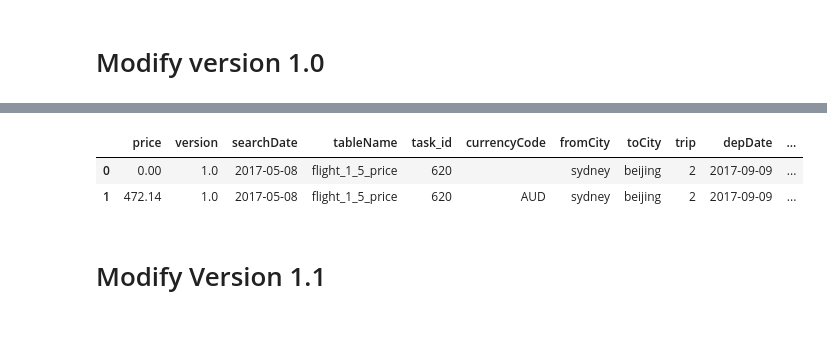
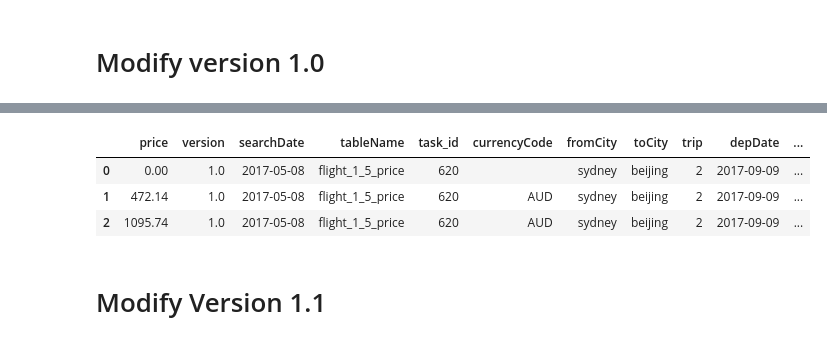
Before and after one commit to zemingyu/flight, a Jupyter notebook: data_ETL - v1.1 prod version_local.ipynb, the cells around one changed output, grey strips where cells are left out. Drawn from its saved outputs; the diff is of its cells as text; code cells hidden in the pictures.

```diff
--- a/data_ETL - v1.1 prod version_local.ipynb
+++ b/data_ETL - v1.1 prod version_local.ipynb
@@ -187,8 +189,9 @@ flight2.repartition(1).write.parquet(os.path.join("/home/ubuntu/s3/pq_v1_1/", "f
 # %%
-spark.read.parquet(pq_folder + "flight_v1_0a").limit(2).toPandas()
+spark.read.parquet("/home/ubuntu/s3/pq_v1_1/" + "flight.pq").limit(3).toPandas()
 # %% [output]
 |  | price | version | searchDate | tableName | task_id | currencyCode | fromCity | toCity | trip | depDate | ... |
 | 0 | 0.00 | 1.0 | 2017-05-08 | flight_1_5_price | 620 |  | sydney | beijing | 2 | 2017-09-09 | ... |
 | 1 | 472.14 | 1.0 | 2017-05-08 | flight_1_5_price | 620 | AUD | sydney | beijing | 2 | 2017-09-09 | ... |
+| 2 | 1095.74 | 1.0 | 2017-05-08 | flight_1_5_price | 620 | AUD | sydney | beijing | 2 | 2017-09-09 | ... |
 # %%
 # flight2.select('stop_info').distinct().show(100, truncate=False)
```
Also changed, not shown: parts of 28 cells of this notebook, 1 other file.
